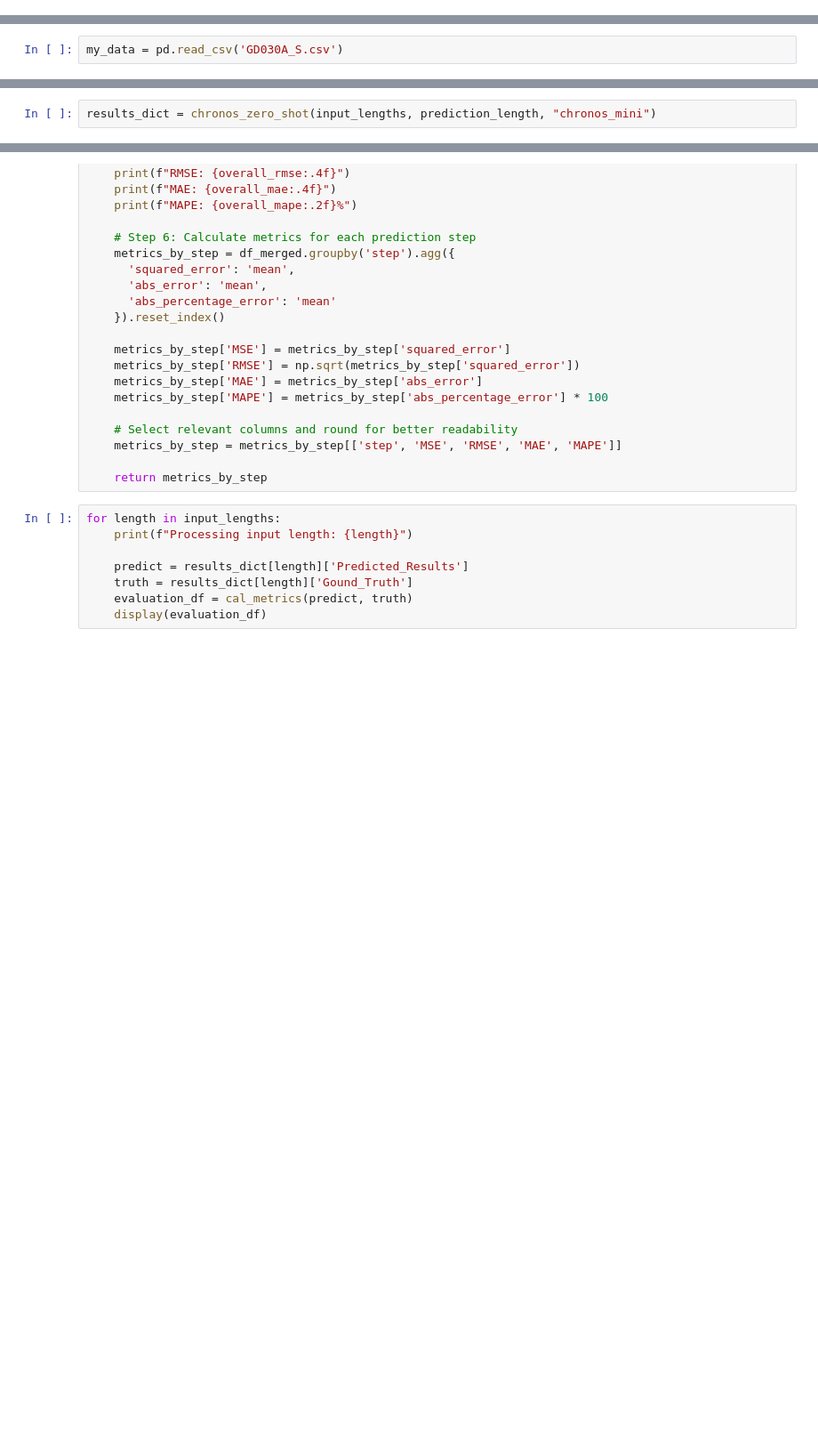
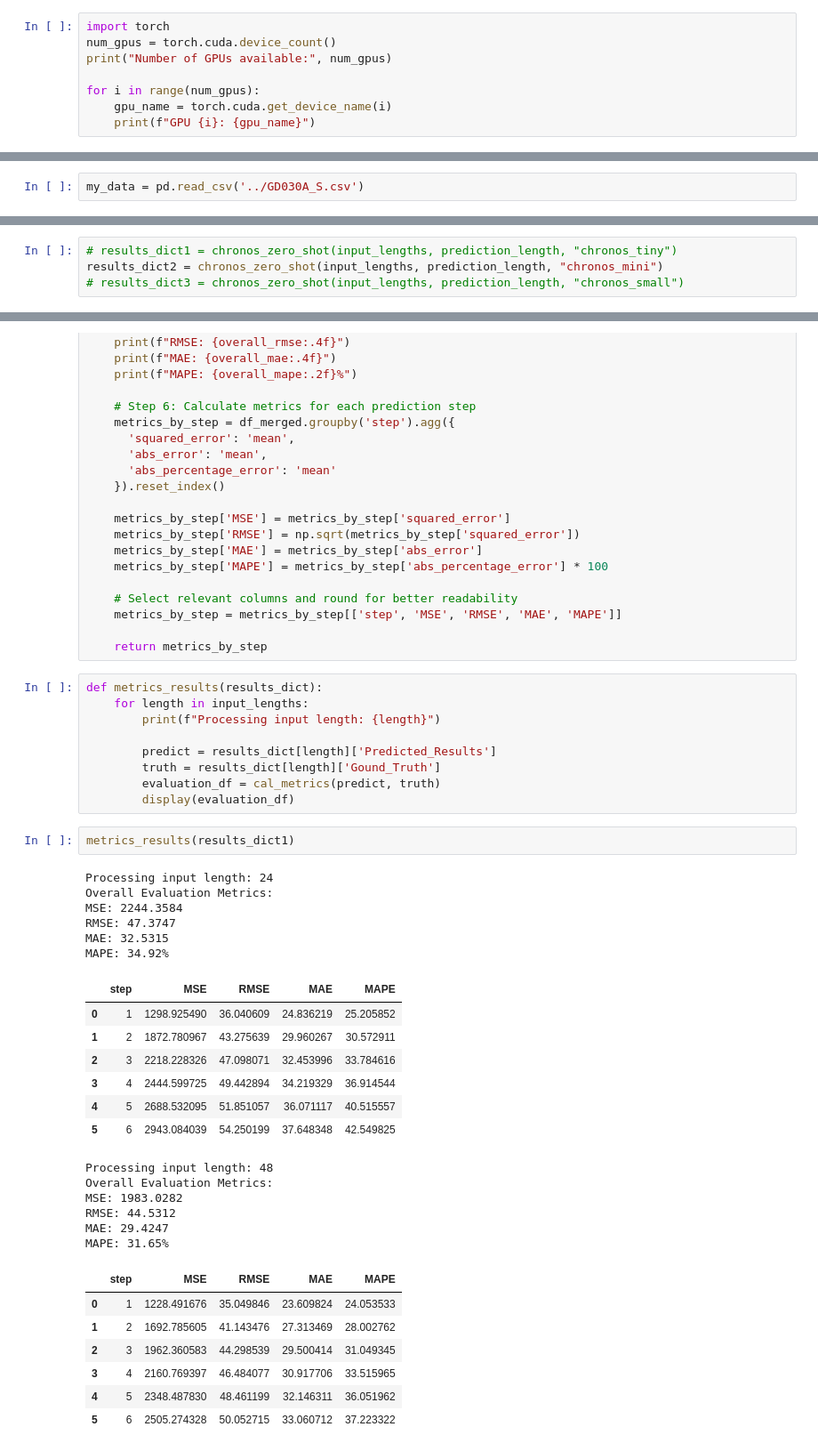
Before and after one commit to YueLi-0816/traffic_prediction, a Jupyter notebook: Chronos.ipynb, the cells around one changed output, grey strips where cells are left out. Shown at 89% size. Cells and saved outputs as stored; diff of their text form; blank space fills up the shorter version.

Commit message:
run different model on all input length

```diff
--- a/Chronos.ipynb
+++ b/Chronos.ipynb
@@ -19,0 +22,8 @@ ModuleNotFoundError: No module named 'distutils'
+# %%
+import torch
+num_gpus = torch.cuda.device_count()
+print("Number of GPUs available:", num_gpus)
+
+for i in range(num_gpus):
+    gpu_name = torch.cuda.get_device_name(i)
+    print(f"GPU {i}: {gpu_name}")
@@ -24,7 +37,7 @@ import numpy as np
 # %% [markdown]
 # Read data
 # %%
-my_data = pd.read_csv('GD030A_S.csv')
+my_data = pd.read_csv('../GD030A_S.csv')
 # %%
 # Define the recover_timestamp function
 def recover_timestamp(data):
@@ -145,2 +196,4 @@ def chronos_zero_shot(input_lengths, prediction_length, model_type):
 # %%
-results_dict = chronos_zero_shot(input_lengths, prediction_length, "chronos_mini")
+# results_dict1 = chronos_zero_shot(input_lengths, prediction_length, "chronos_tiny")
+results_dict2 = chronos_zero_shot(input_lengths, prediction_length, "chronos_mini")
+# results_dict3 = chronos_zero_shot(input_lengths, prediction_length, "chronos_small")
@@ -189,10 +353,40 @@ def cal_metrics(df_true, df_pred):
 
     return metrics_by_step
 # %%
-for length in input_lengths:
-    print(f"Processing input length: {length}")
+def metrics_results(results_dict):
+    for length in input_lengths:
+        print(f"Processing input length: {length}")
 
-    predict = results_dict[length]['Predicted_Results']
-    truth = results_dict[length]['Gound_Truth']
-    evaluation_df = cal_metrics(predict, truth)
-    display(evaluation_df)
+        predict = results_dict[length]['Predicted_Results']
+        truth = results_dict[length]['Gound_Truth']
+        evaluation_df = cal_metrics(predict, truth)
+        display(evaluation_df)
+# %%
+metrics_results(results_dict1)
+# %% [output]
+Processing input length: 24
+Overall Evaluation Metrics:
+MSE: 2244.3584
+RMSE: 47.3747
+MAE: 32.5315
+MAPE: 34.92%
+|  | step | MSE | RMSE | MAE | MAPE |
+| 0 | 1 | 1298.925490 | 36.040609 | 24.836219 | 25.205852 |
+| 1 | 2 | 1872.780967 | 43.275639 | 29.960267 | 30.572911 |
+| 2 | 3 | 2218.228326 | 47.098071 | 32.453996 | 33.784616 |
+| 3 | 4 | 2444.599725 | 49.442894 | 34.219329 | 36.914544 |
+| 4 | 5 | 2688.532095 | 51.851057 | 36.071117 | 40.515557 |
+| 5 | 6 | 2943.084039 | 54.250199 | 37.648348 | 42.549825 |
+Processing input length: 48
+Overall Evaluation Metrics:
+MSE: 1983.0282
+RMSE: 44.5312
+MAE: 29.4247
+MAPE: 31.65%
+|  | step | MSE | RMSE | MAE | MAPE |
+| 0 | 1 | 1228.491676 | 35.049846 | 23.609824 | 24.053533 |
+| 1 | 2 | 1692.785605 | 41.143476 | 27.313469 | 28.002762 |
+| 2 | 3 | 1962.360583 | 44.298539 | 29.500414 | 31.049345 |
+| 3 | 4 | 2160.769397 | 46.484077 | 30.917706 | 33.515965 |
+| 4 | 5 | 2348.487830 | 48.461199 | 32.146311 | 36.051962 |
+| 5 | 6 | 2505.274328 | 50.052715 | 33.060712 | 37.223322 |
```
Also changed, not shown: parts of 8 cells of this notebook.
